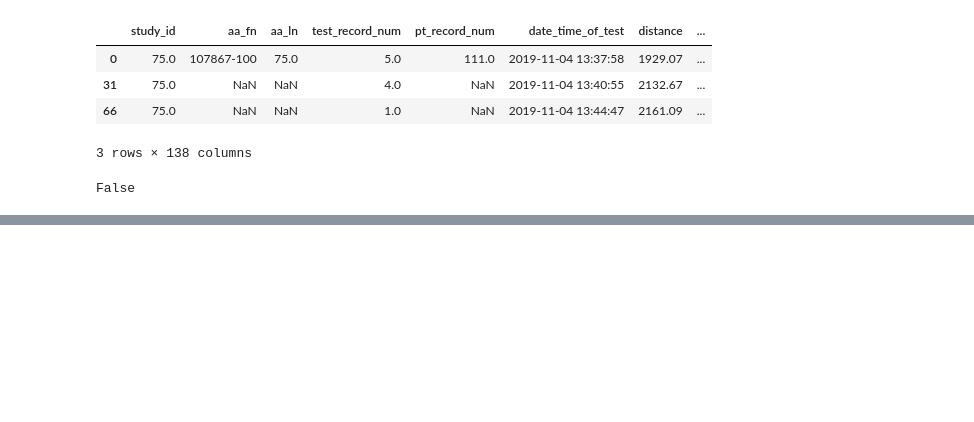
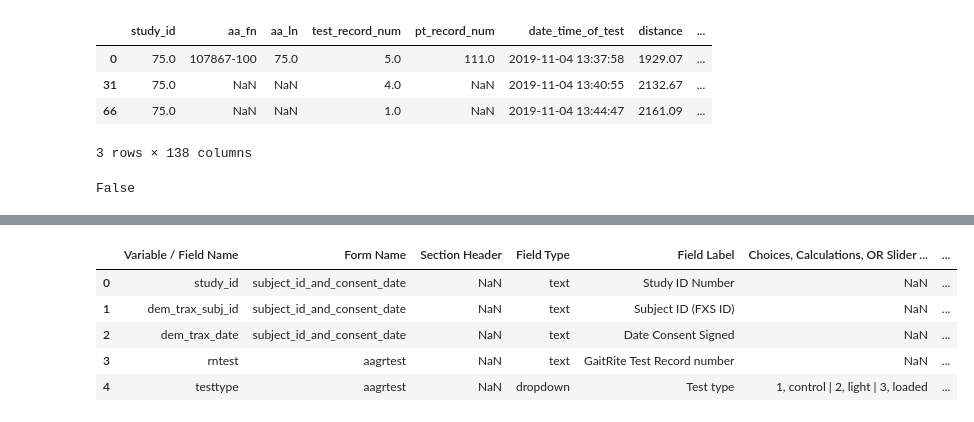
Before and after one commit to djsperka/GaitRiteCleaner, a Jupyter notebook: gr1.ipynb, the cells around one changed output, grey strips where cells are left out. Saved outputs shown, nothing was run; the diff lists cells and outputs as text; code cells hidden in the pictures; blank space fills up the shorter version.

```diff
--- a/gr1.ipynb
+++ b/gr1.ipynb
@@ -479,0 +425,11 @@ False
+# %%
+datadict=pd.read_csv('datadict.csv')
+# %%
+datadict.head()
+# %% [output]
+|  | Variable / Field Name | Form Name | Section Header | Field Type | Field Label | Choices, Calculations, OR Slider ... | ... |
+| 0 | study_id | subject_id_and_consent_date | NaN | text | Study ID Number | NaN | ... |
+| 1 | dem_trax_subj_id | subject_id_and_consent_date | NaN | text | Subject ID (FXS ID) | NaN | ... |
+| 2 | dem_trax_date | subject_id_and_consent_date | NaN | text | Date Consent Signed | NaN | ... |
+| 3 | rntest | aagrtest | NaN | text | GaitRite Test Record number | NaN | ... |
+| 4 | testtype | aagrtest | NaN | dropdown | Test type | 1, control | 2, light | 3, loaded | ... |
```
Also changed, not shown: parts of 27 cells of this notebook.
